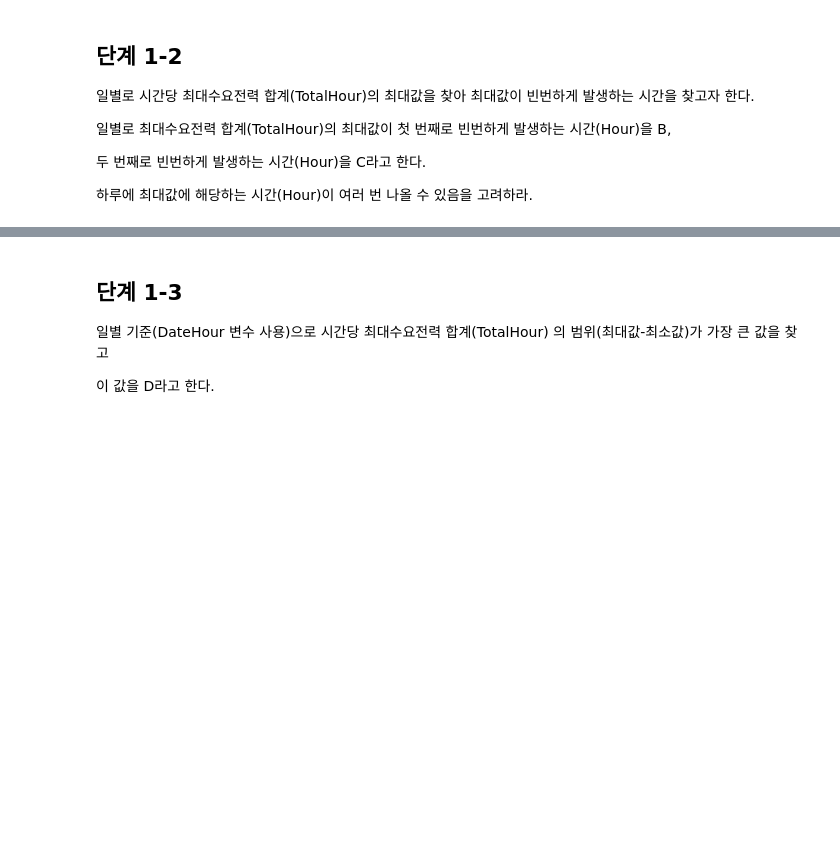
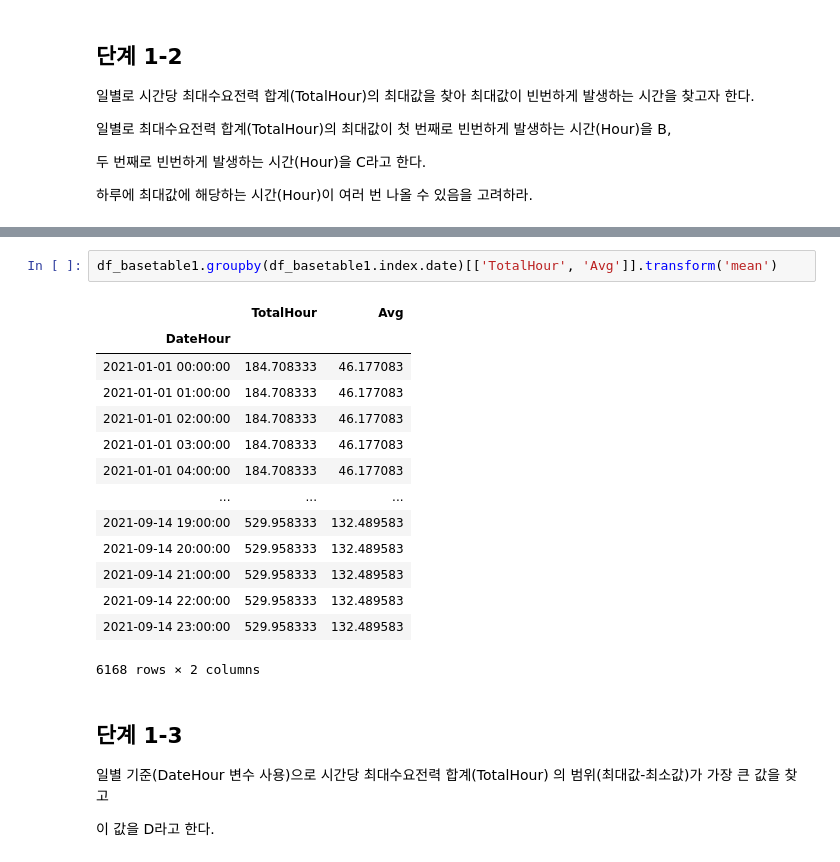
Before and after one commit to sunkusun9/DS_lv3_2312, a Jupyter notebook: sec_ds_lv3_prob3_prob.ipynb, the cells around one changed output, grey strips where cells are left out. Cells and saved outputs as stored; diff of their text form; blank space fills up the shorter version.

```diff
--- a/sec_ds_lv3_prob3_prob.ipynb
+++ b/sec_ds_lv3_prob3_prob.ipynb
@@ -376,3 +458,20 @@ basetable1을 이용하여 다음 질문에 답하시오.
+# %%
+df_basetable1.groupby(df_basetable1.index.date)[['TotalHour', 'Avg']].transform('mean')
+# %% [output]
+|  | TotalHour | Avg |
+| DateHour |  |  |
+| 2021-01-01 00:00:00 | 184.708333 | 46.177083 |
+| 2021-01-01 01:00:00 | 184.708333 | 46.177083 |
+| 2021-01-01 02:00:00 | 184.708333 | 46.177083 |
+| 2021-01-01 03:00:00 | 184.708333 | 46.177083 |
+| 2021-01-01 04:00:00 | 184.708333 | 46.177083 |
+| ... | ... | ... |
+| 2021-09-14 19:00:00 | 529.958333 | 132.489583 |
+| 2021-09-14 20:00:00 | 529.958333 | 132.489583 |
+| 2021-09-14 21:00:00 | 529.958333 | 132.489583 |
+| 2021-09-14 22:00:00 | 529.958333 | 132.489583 |
+| 2021-09-14 23:00:00 | 529.958333 | 132.489583 |
+6168 rows × 2 columns
 # %% [markdown]
 ## 단계 1-3
 
```
Also changed, not shown: parts of 32 cells of this notebook.
